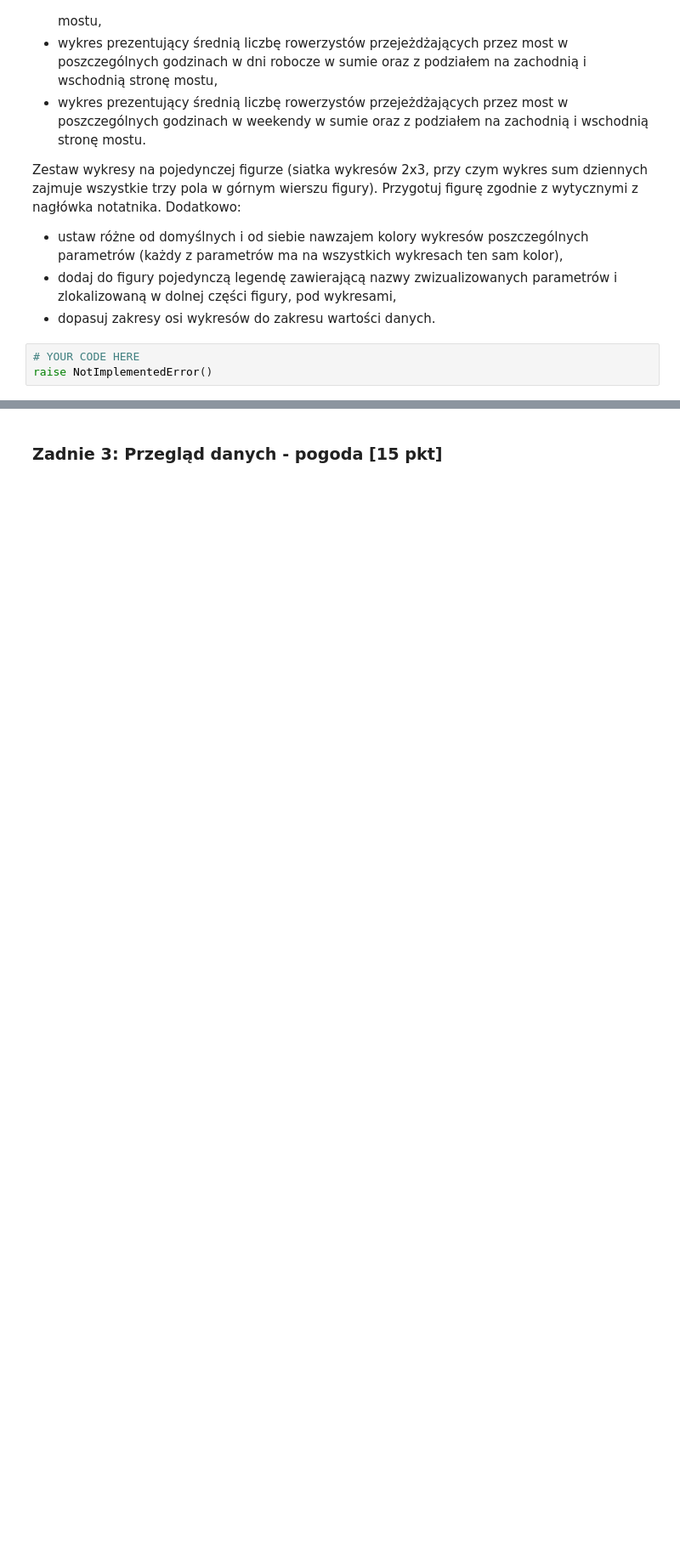
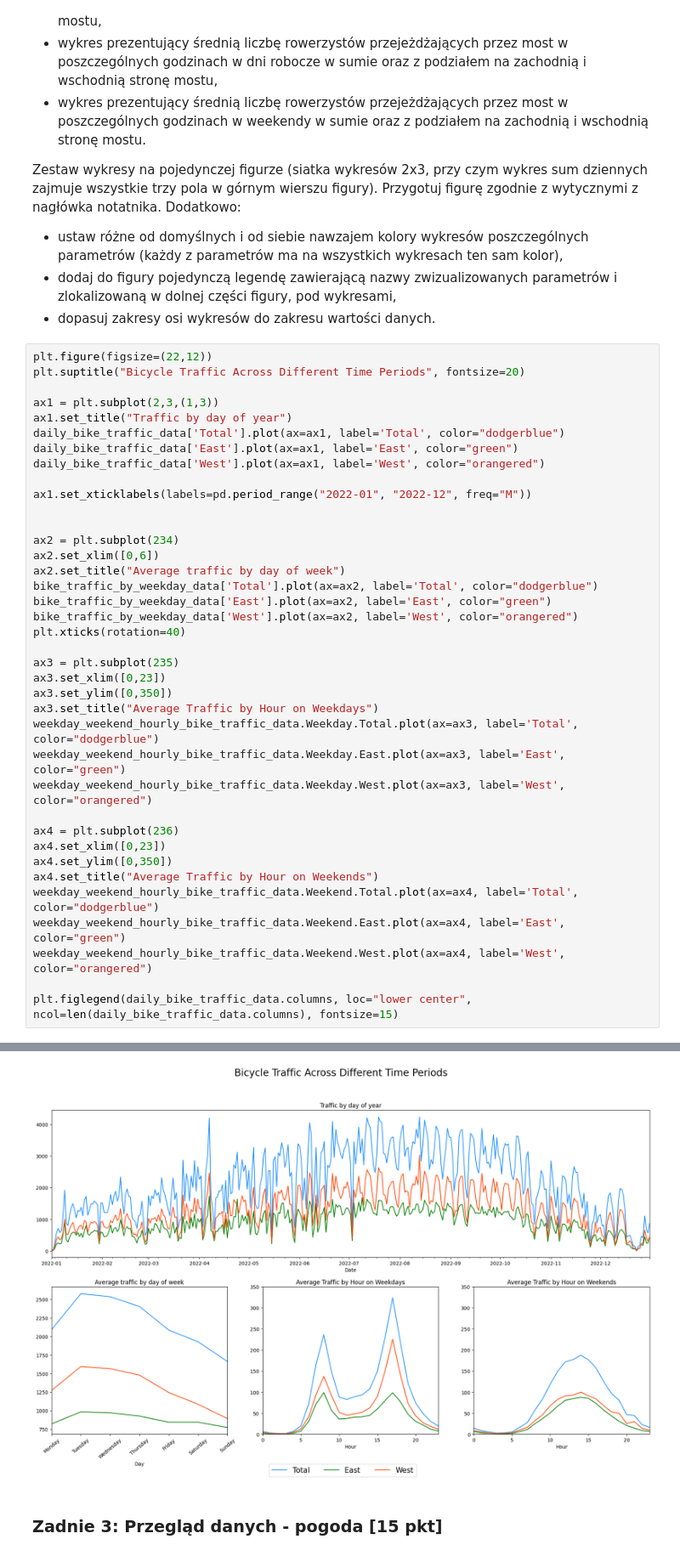
Before and after one commit to kubanskan/AGHCourse-DataAnalysisPython, a Jupyter notebook: Project3-DescriptiveStatisticsPart3/ZZ03_CZ02.ipynb, the cells around one changed output, grey strips where cells are left out. Shown at 85% size. Cells and saved outputs as stored; diff of their text form; blank space fills up the shorter version.

```diff
--- a/Project3-DescriptiveStatisticsPart3/ZZ03_CZ02.ipynb
+++ b/Project3-DescriptiveStatisticsPart3/ZZ03_CZ02.ipynb
@@ -240,5 +240,41 @@ Zestaw wykresy na pojedynczej figurze (siatka wykresów 2x3, przy czym wykres su
 - dodaj do figury pojedynczą legendę zawierającą nazwy zwizualizowanych parametrów i zlokalizowaną w dolnej części figury, pod wykresami,
 - dopasuj zakresy osi wykresów do zakresu wartości danych.
 # %%
-# YOUR CODE HERE
-raise NotImplementedError()
+plt.figure(figsize=(22,12))
+plt.suptitle("Bicycle Traffic Across Different Time Periods", fontsize=20)
+
+ax1 = plt.subplot(2,3,(1,3))
+ax1.set_title("Traffic by day of year")
+daily_bike_traffic_data['Total'].plot(ax=ax1, label='Total', color="dodgerblue")
+daily_bike_traffic_data['East'].plot(ax=ax1, label='East', color="green")
+daily_bike_traffic_data['West'].plot(ax=ax1, label='West', color="orangered")
+
+ax1.set_xticklabels(labels=pd.period_range("2022-01", "2022-12", freq="M"))
+
+
+ax2 = plt.subplot(234)
+ax2.set_xlim([0,6])
+ax2.set_title("Average traffic by day of week")
+bike_traffic_by_weekday_data['Total'].plot(ax=ax2, label='Total', color="dodgerblue")
+bike_traffic_by_weekday_data['East'].plot(ax=ax2, label='East', color="green")
+bike_traffic_by_weekday_data['West'].plot(ax=ax2, label='West', color="orangered")
+plt.xticks(rotation=40)
+
+ax3 = plt.subplot(235)
+ax3.set_xlim([0,23])
+ax3.set_ylim([0,350])
+ax3.set_title("Average Traffic by Hour on Weekdays")
+weekday_weekend_hourly_bike_traffic_data.Weekday.Total.plot(ax=ax3, label='Total', color="dodgerblue")
+weekday_weekend_hourly_bike_traffic_data.Weekday.East.plot(ax=ax3, label='East', color="green")
+weekday_weekend_hourly_bike_traffic_data.Weekday.West.plot(ax=ax3, label='West', color="orangered")
+
+ax4 = plt.subplot(236)
+ax4.set_xlim([0,23])
+ax4.set_ylim([0,350])
+ax4.set_title("Average Traffic by Hour on Weekends")
+weekday_weekend_hourly_bike_traffic_data.Weekend.Total.plot(ax=ax4, label='Total', color="dodgerblue")
+weekday_weekend_hourly_bike_traffic_data.Weekend.East.plot(ax=ax4, label='East', color="green")
+weekday_weekend_hourly_bike_traffic_data.Weekend.West.plot(ax=ax4, label='West', color="orangered")
+
+plt.figlegend(daily_bike_traffic_data.columns, loc="lower center", ncol=len(daily_bike_traffic_data.columns), fontsize=15)
+# %% [output]
@@ -245,3 +282,4 @@ raise NotImplementedError()
+[figure, added]
 # %% [markdown]
 ### Zadnie 3: Przegląd danych - pogoda [15 pkt]
 # %% [markdown]
```
Also changed, not shown: parts of 1 cell of this notebook.
